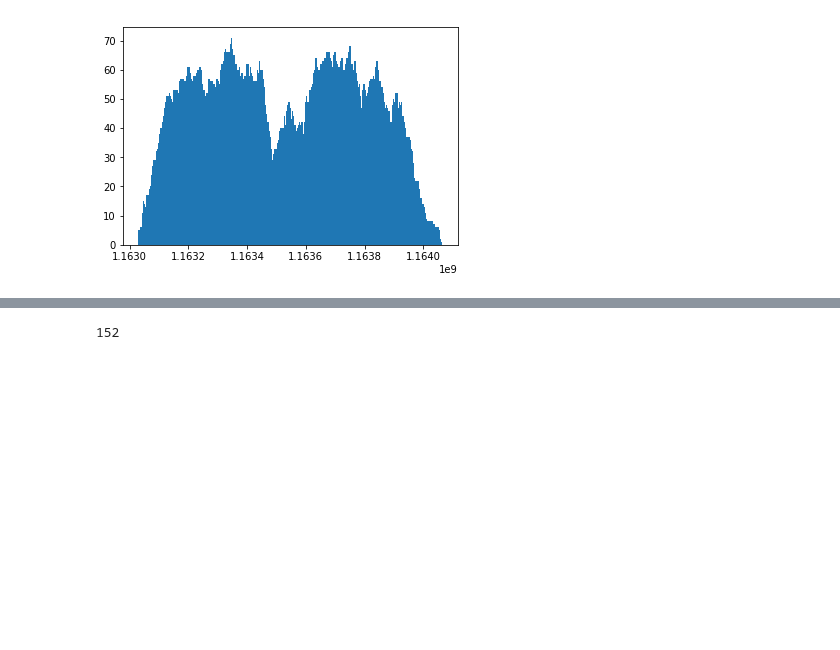
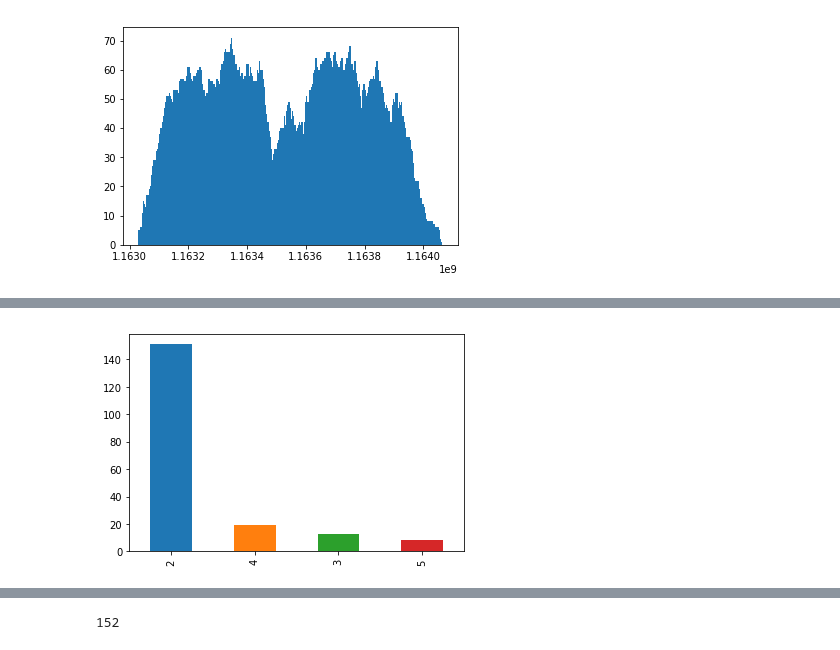
Before and after one commit to asrayousuf/CSE6730-TrafficSimulation, a Jupyter notebook: event_simulation/InputAnalysis.ipynb, the cells around one changed output, grey strips where cells are left out. Saved outputs shown, nothing was run; the diff lists cells and outputs as text; code cells hidden in the pictures; blank space fills up the shorter version.

```diff
--- a/event_simulation/InputAnalysis.ipynb
+++ b/event_simulation/InputAnalysis.ipynb
@@ -100,0 +96,5 @@ for index, row in last_events.iterrows():
+# %%
+events = events[events.Direction==2]
+#events = events[events.apply(lambda x: isInSystem(x), axis=1)]
+# %%
+events.sort_values('Epoch_ms', inplace=True)
@@ -100,0 +252,2 @@ for index, row in last_events.iterrows():
+# %%
+event2 = events[events.Direction!=4]
@@ -100,0 +258,2 @@ for index, row in last_events.iterrows():
+# %%
+inSystemEvents = event2[event2.apply(lambda x: isInSystem(x), axis=1)]
@@ -100,0 +326,7 @@ for index, row in last_events.iterrows():
+# %%
+first_events = inSystemEvents.groupby('Vehicle_ID').first().reset_index()
+first_events = first_events[first_events.Direction==2]
+(first_events.Intersection + first_events.Section).value_counts().plot.bar()
+filtered_events = inSystemEvents[inSystemEvents.Vehicle_ID.isin(first_events.Vehicle_ID)]
+# %% [output]
+[figure, added]
```
Also changed, not shown: parts of 85 cells of this notebook, 14 other files.
